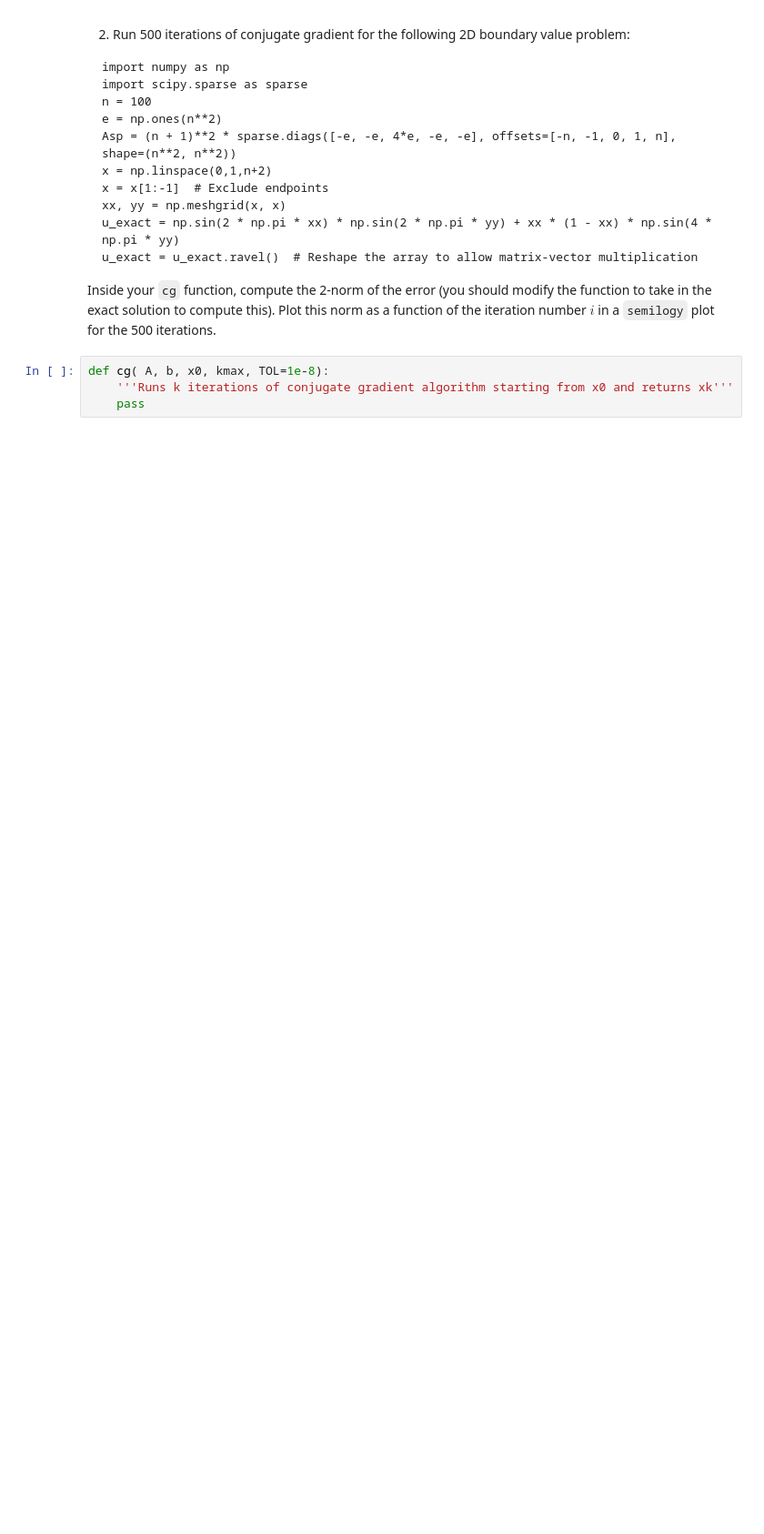
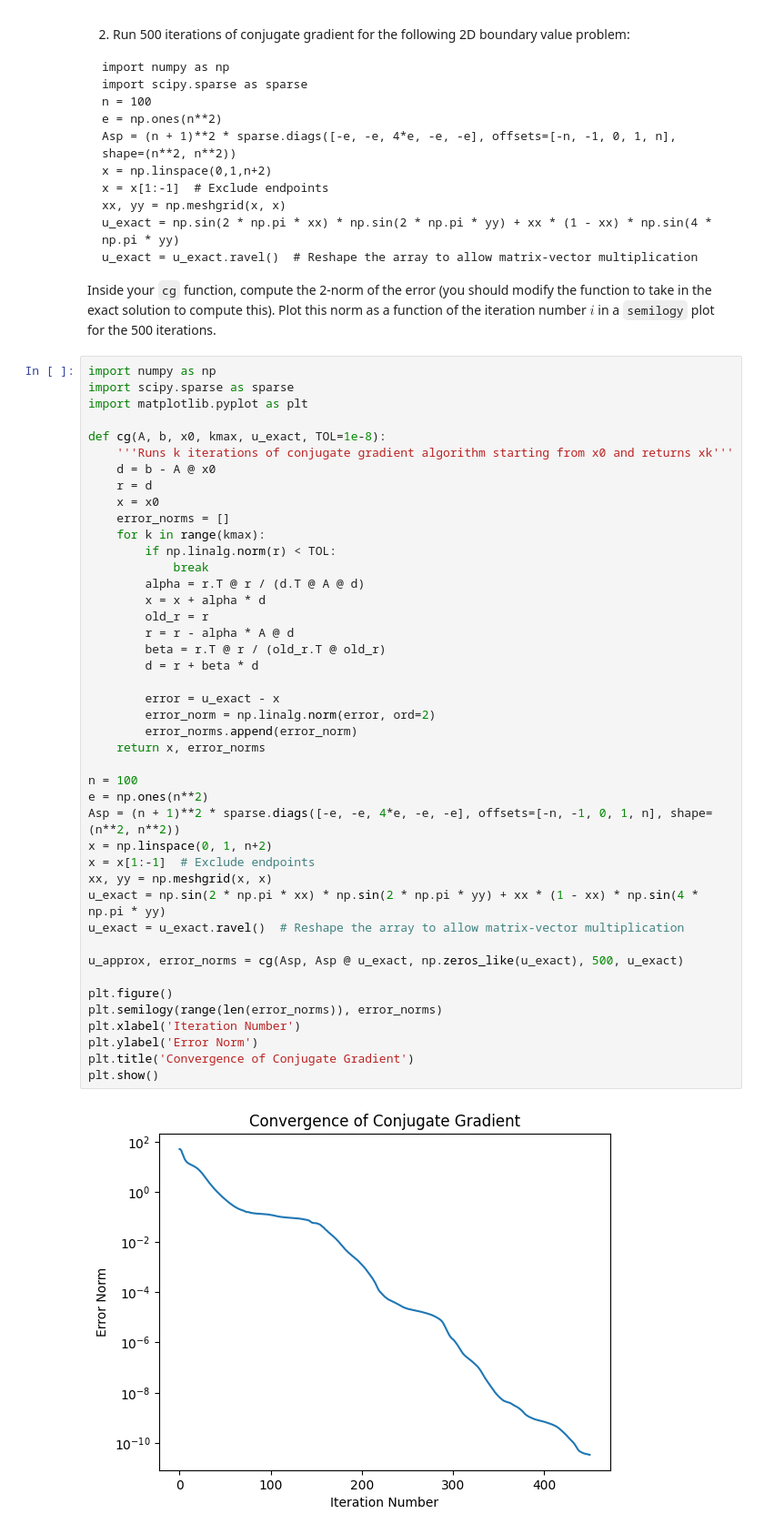
Before and after one commit to cnobleshriver/math551, a Jupyter notebook: Homework 6.ipynb, the cells around one changed output. Shown: that part at 91% size. Cells and saved outputs as stored; diff of their text form; blank space fills up the shorter version.

````diff
--- a/Homework 6.ipynb
+++ b/Homework 6.ipynb
@@ -109,6 +153,47 @@ u_exact = u_exact.ravel()  # Reshape the array to allow matrix-vector multiplica
 ```
 Inside your `cg` function, compute the 2-norm of the error (you should modify the function to take in the exact solution to compute this).  Plot this norm as a function of the iteration number $i$ in a `semilogy` plot for the 500 iterations.
 # %%
-def cg( A, b, x0, kmax, TOL=1e-8):
+import numpy as np
+import scipy.sparse as sparse
+import matplotlib.pyplot as plt
+
+def cg(A, b, x0, kmax, u_exact, TOL=1e-8):
     '''Runs k iterations of conjugate gradient algorithm starting from x0 and returns xk'''
-    pass
+    d = b - A @ x0
+    r = d
+    x = x0
+    error_norms = []
+    for k in range(kmax):
+        if np.linalg.norm(r) < TOL:
+            break
+        alpha = r.T @ r / (d.T @ A @ d)
+        x = x + alpha * d
+        old_r = r
+        r = r - alpha * A @ d
+        beta = r.T @ r / (old_r.T @ old_r)
+        d = r + beta * d
+
+        error = u_exact - x
+        error_norm = np.linalg.norm(error, ord=2)
+        error_norms.append(error_norm)
+    return x, error_norms
+
+n = 100
+e = np.ones(n**2)
+Asp = (n + 1)**2 * sparse.diags([-e, -e, 4*e, -e, -e], offsets=[-n, -1, 0, 1, n], shape=(n**2, n**2))
+x = np.linspace(0, 1, n+2)
+x = x[1:-1]  # Exclude endpoints
+xx, yy = np.meshgrid(x, x)
+u_exact = np.sin(2 * np.pi * xx) * np.sin(2 * np.pi * yy) + xx * (1 - xx) * np.sin(4 * np.pi * yy)
+u_exact = u_exact.ravel()  # Reshape the array to allow matrix-vector multiplication
+
+u_approx, error_norms = cg(Asp, Asp @ u_exact, np.zeros_like(u_exact), 500, u_exact)
+
+plt.figure()
+plt.semilogy(range(len(error_norms)), error_norms)
+plt.xlabel('Iteration Number')
+plt.ylabel('Error Norm')
+plt.title('Convergence of Conjugate Gradient')
+plt.show()
+# %% [output]
+[figure, added]
````
Also changed, not shown: parts of 3 cells of this notebook.
